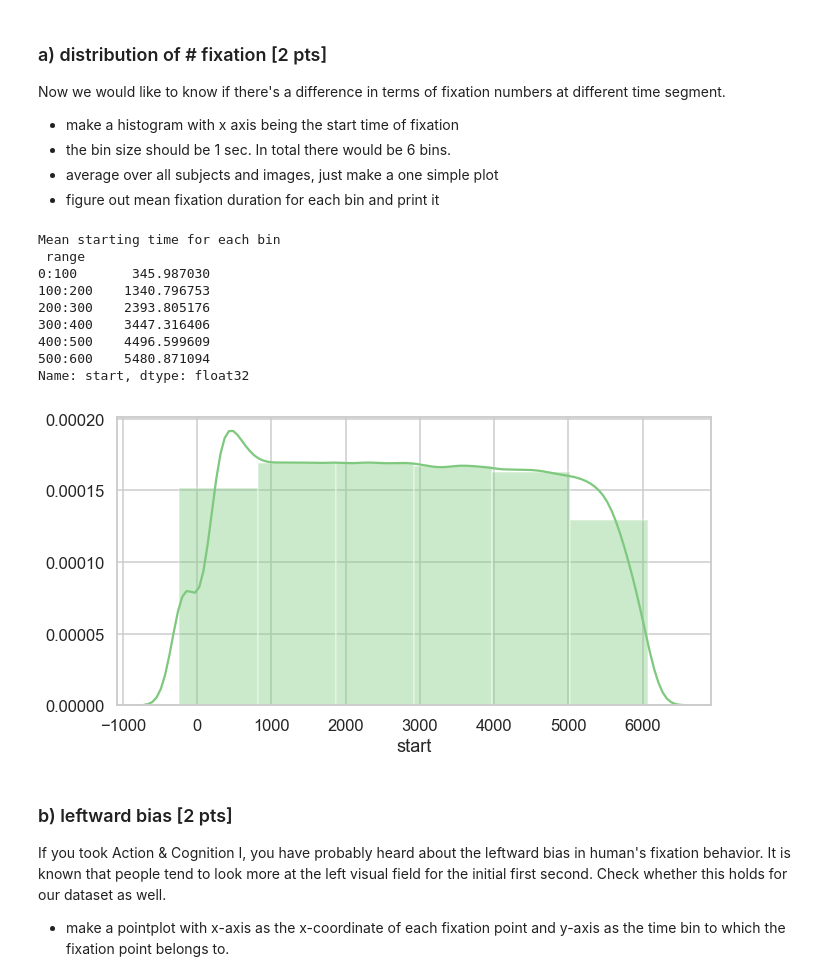
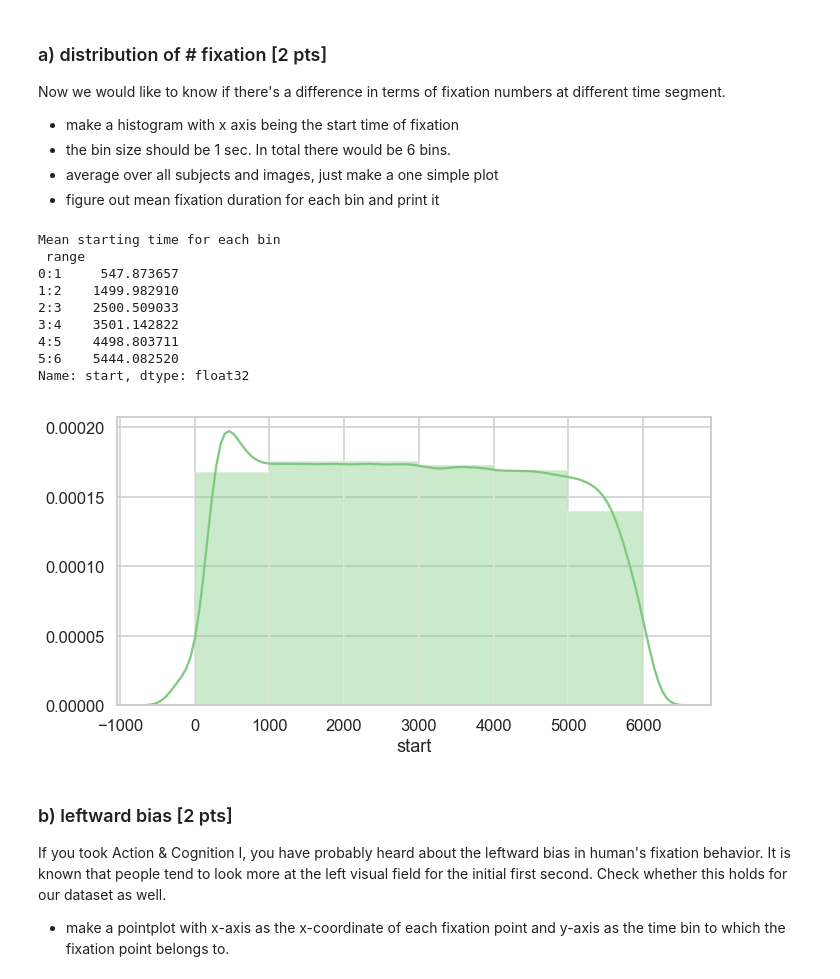
Before and after one commit to NBP-ACC/week-7-acc_7, a Jupyter notebook: Sheet05_Maria.ipynb, the cells around one changed output. Drawn from its saved outputs; the diff is of its cells as text; code cells hidden in the pictures.

```diff
--- a/Sheet05_Maria.ipynb
+++ b/Sheet05_Maria.ipynb
@@ -107,13 +108,12 @@ print("\nInitial number of rows:",a)
 
 #CLEANING
 #remove wrong start &end
-df = df.drop(df[(df.start < 0) & (df.end > 600)].index)
-#remove NA
-df.dropna()
+df = df.drop(df[(df.start <= 0) & (df.end >= 60)].index)
 #remove wrong duration
 df["duration"] = df["end"]-df["start"] #creating duration column
-df = df.drop(df[(df.duration < 100) & (df.duration > 400)].index)
-
+df = df.drop(df[(df.duration <= 100) & (df.duration >= 400)].index)
+#remove NA
+df.dropna(inplace=True)
 
 #calculate what's left overall
 print("Rows left overall:",len(df))
@@ -125,12 +125,13 @@ left["category"] = ['Natural','Urban','Fractals','Pink-noise']
 left = left.set_index("category")
 print("Rows removed in each category: \n",left, "\n" )
 
-
 #aggregate by trial
-df.groupby(['category',"trial"]).agg({'fix': ['count']}).reset_index()
-#print mean duration
-print("Mean fixations and duration across all trials:\n\n",
-      df.agg({'fix': ['mean'], 'duration': ['mean']}).reset_index())
+fix_per_trial=df.groupby(['SUBJECTINDEX',"trial", "category_name"]).agg({'fix': ['count']}).reset_index()
+#calculate mean fix&duration across  all trials
+mean_all_trials = df.agg({'fix': ['mean'], 'duration': ['mean']}).reset_index()
+#print
+print("number of fixations for each trial \n",fix_per_trial)
+print("Mean fixations and duration across all trials:\n\n", mean_all_trials)
 # %% [output]
 Fixations per category:
    category_name    fix
@@ -240,26 +245,27 @@ Now we would like to know if there's a difference in terms of fixation numbers a
 - average over all subjects and images, just make a one simple plot
 - figure out mean fixation duration for each bin and print it
 # %%
-sns.distplot(df["start"], bins=6)
+#make histogramm
+bins=[0,1000,2000,3000,4000,5000,6000]
+sns.distplot(df["start"], bins=bins)
 plt.subplots_adjust(top=1.2, bottom=0.2, right=1.5)
 
-
 #get mean of each bin
-labels = ["0:100","100:200","200:300", '300:400','400:500', '500:600']
-df["range"] = pd.cut(df["start"], 6, labels = labels)    #create a new column in df,
+labels = ["0:1","1:2","2:3", '3:4','4:5', '5:6']
+df["range"] = pd.cut(df["start"], bins=bins, labels = labels)    #create a new column in df,
 bins_mean = df.groupby("range").mean()                    # which indicates to which bin the row belongs
 print("Mean starting time for each bin\n",bins_mean["start"] )
 # %% [output]
 Mean starting time for each bin
  range
-0:100       345.987030
-100:200    1340.796753
-200:300    2393.805176
-300:400    3447.316406
-400:500    4496.599609
-500:600    5480.871094
+0:1     547.873657
+1:2    1499.982910
+2:3    2500.509033
+3:4    3501.142822
+4:5    4498.803711
+5:6    5444.082520
 Name: start, dtype: float32
-[figure, old version]
+[figure, new version]
 # %% [markdown]
 ### b) leftward bias [2 pts]
 If you took Action & Cognition I, you have probably heard about the leftward bias in human's fixation behavior. It is known that people tend to look more at the left visual field for the initial first second. Check whether this holds for our dataset as well.
```
Also changed, not shown: parts of 13 cells of this notebook.
